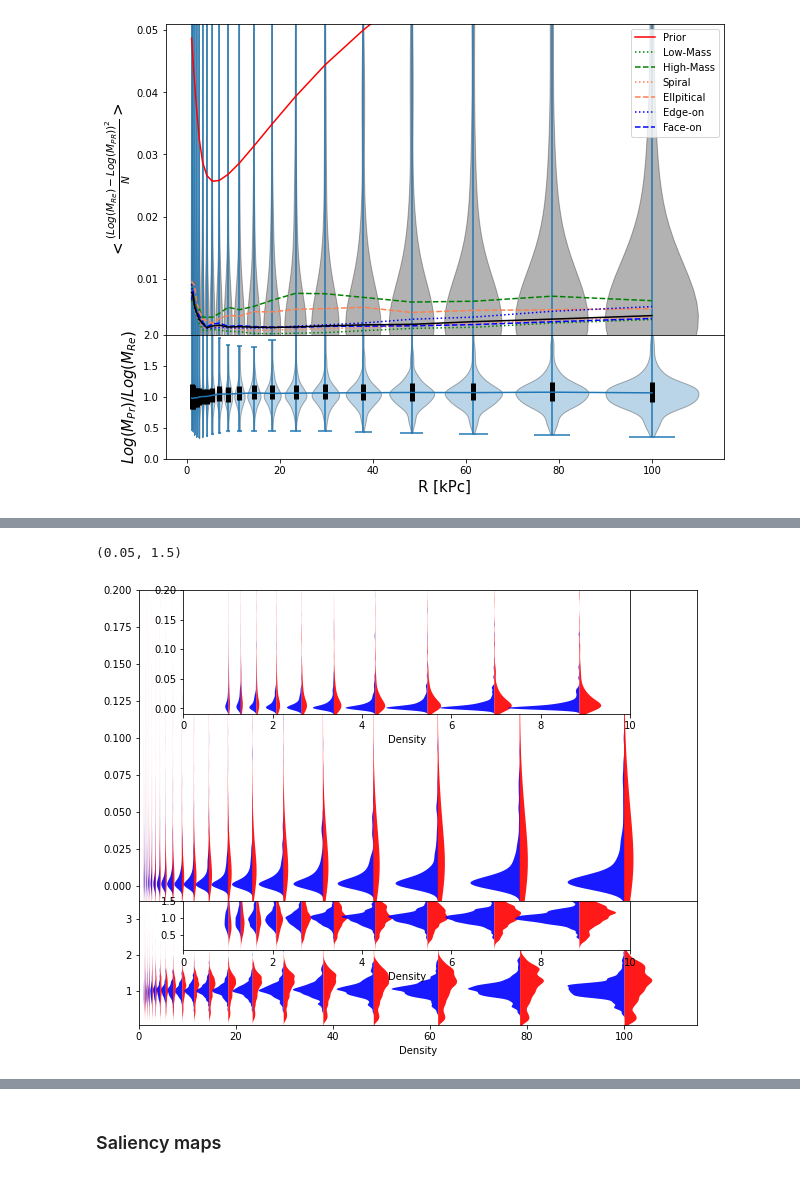
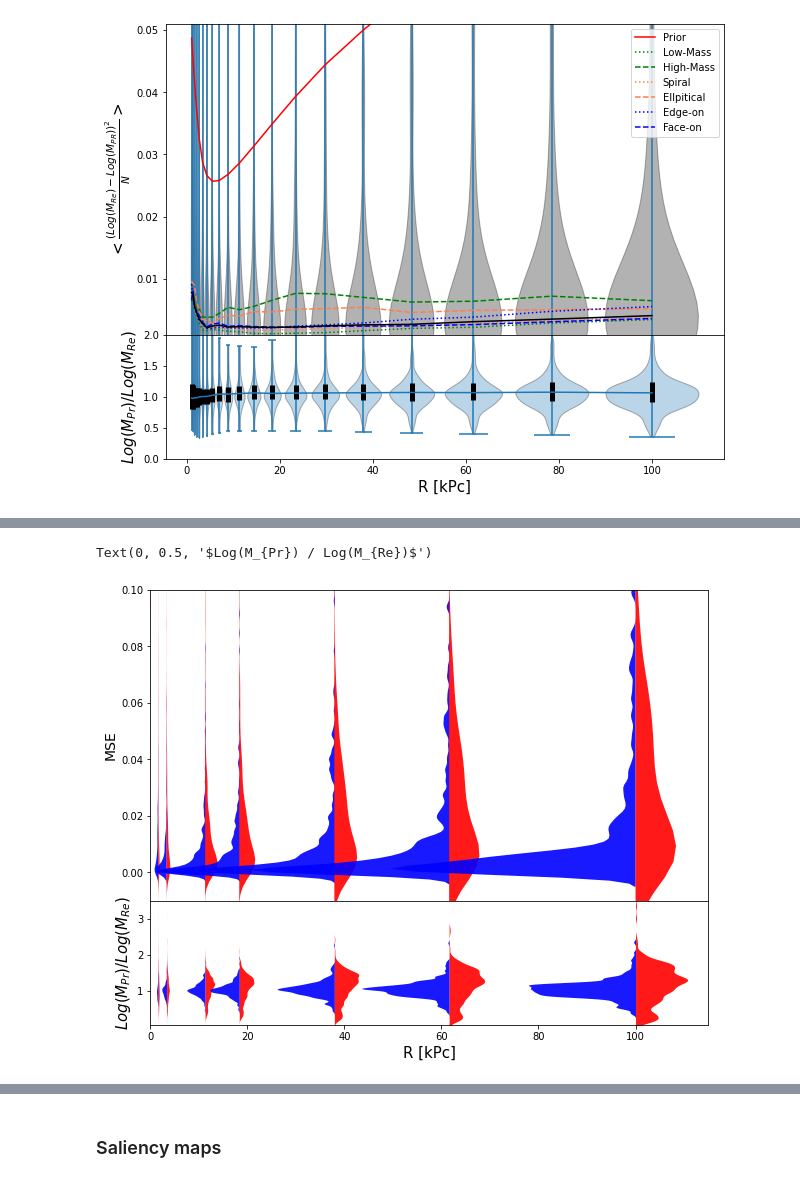
Before and after one commit to Martindelosrios/MaDaMe, a Jupyter notebook: codes/CNNs.ipynb, the cells around one changed output, grey strips where cells are left out. Drawn from its saved outputs; the diff is of its cells as text; code cells hidden in the pictures.

Commit message:
new plot with quantiles

```diff
--- a/codes/CNNs.ipynb
+++ b/codes/CNNs.ipynb
@@ -169,7 +224,7 @@ images = np.nan_to_num(images, nan=0)
 #images = images[:100,:,:,:]
 #labels = labels[:100,:]
 # %%
-images = images[:,5:,:,:]
+#images = images[:,5:,:,:]
 #images = images[:,0,:,:].reshape(nobs,1,npix,npix)
 # %%
 nobs,nch, npix, _ = images.shape
@@ -1230,29 +1299,36 @@ def SplitViolin(ax, data1, data2, R_bins, scale = 500):
 # %%
+bins2plot = [2,5,10,12,15,17,19]
 fig,ax = plt.subplots(2,1, figsize = (10,8), gridspec_kw={'height_ratios':[2.5, 1], 'hspace':0}, sharex = True)
 
-ax[0] = SplitViolin(ax[0],(np.log10(M_real) - np.log10(M_pred))**2, (np.log10(M_real) - np.log10(M_prior))**2, R_bins)
+ax[0] = SplitViolin(ax[0],(np.log10(M_real[:,bins2plot]) - np.log10(M_pred[:,bins2plot]))**2,
+                    (np.log10(M_real[:,bins2plot]) - np.log10(M_prior[:,bins2plot]))**2,
+                    R_bins[bins2plot], scale = 190, bw_adjust = 0.2)
 
 ax[0].set_xlim(0,115)
-ax[0].set_ylim(-0.01,0.2)
+ax[0].set_ylim(-0.01,0.1)
+ax[0].set_ylabel('MSE', fontsize = 14)
 
-cax = ax[0].inset_axes([0.08,0.6,0.8,0.4])
+#cax = ax[0].inset_axes([0.08,0.6,0.8,0.4])
 
-cax = SplitViolin(cax,(np.log10(M_real[:,:10]) - np.log10(M_pred[:,:10]))**2, (np.log10(M_real[:,:10]) - np.log10(M_prior[:,:10]))**2, R_bins[:10])
+#cax = SplitViolin(cax,(np.log10(M_real[:,:10]) - np.log10(M_pred[:,:10]))**2, (np.log10(M_real[:,:10]) - np.log10(M_prior[:,:10]))**2, R_bins[:10])
 
-cax.set_xlim(0,10)
-cax.set_ylim(-0.01,0.2)
+#cax.set_xlim(0,10)
+#cax.set_ylim(-0.01,0.2)
 
-ax[1] = SplitViolin(ax[1],(M_pred / M_real), (M_prior / M_real), R_bins, scale = 15)
+ax[1] = SplitViolin(ax[1],(M_pred[:,bins2plot] / M_real[:,bins2plot]), (M_prior[:,bins2plot] / M_real[:,bins2plot]),
+                    R_bins[bins2plot], scale = 8)
 
 ax[1].set_xlim(0,115)
 ax[1].set_ylim(0.05,3.5)
 
-cax = ax[1].inset_axes([0.08,0.6,0.8,0.4])
+#cax = ax[1].inset_axes([0.08,0.6,0.8,0.4])
 
-cax = SplitViolin(cax,(M_pred[:,:10] / M_real[:,:10]), (M_prior[:,:10] / M_real[:,:10]), R_bins[:10], scale = 15)
+#cax = SplitViolin(cax,(M_pred[:,:10] / M_real[:,:10]), (M_prior[:,:10] / M_real[:,:10]), R_bins[:10], scale = 15)
 
-cax.set_xlim(0,10)
-cax.set_ylim(0.05,1.5)
+#cax.set_xlim(0,10)
+#cax.set_ylim(0.05,1.5)
+ax[1].set_xlabel('R [kPc]', fontsize = 15)
+ax[1].set_ylabel('$Log(M_{Pr}) / Log(M_{Re})$', fontsize = 15)
 # %% [output]
-(0.05, 1.5)
+Text(0, 0.5, '$Log(M_{Pr}) / Log(M_{Re})$')
-[figure, old version]
+[figure, new version]
```
Also changed, not shown: parts of 8 cells of this notebook.
